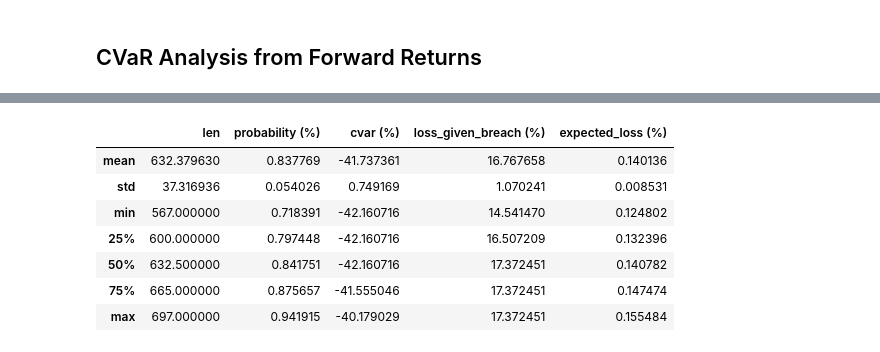
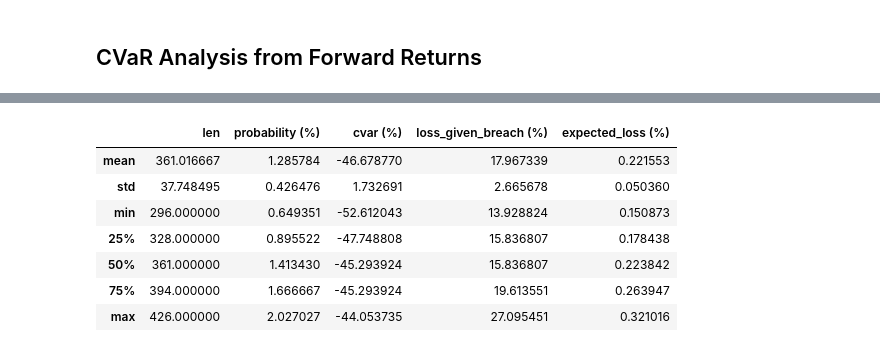
Before and after one commit to laurence1126/Option-Wheel, a Jupyter notebook: run_backtest.ipynb, the cells around one changed output, grey strips where cells are left out. Cells and saved outputs as stored; diff of their text form; code cells hidden in the pictures.

```diff
--- a/run_backtest.ipynb
+++ b/run_backtest.ipynb
@@ -203,27 +203,32 @@ ml_result.metrics
 ## CVaR Analysis from Forward Returns
 # %%
 import yfinance as yf
+import pandas as pd
+import numpy as np
+import matplotlib.pyplot as plt
 
 ticker = yf.Ticker("SOXL")
-maturity = 7
-pct_exec = -0.3
+maturity = 11
+pct_exec = -0.35
 
 close = ticker.history(period="max", interval="1d", auto_adjust=True)[["Close"]].dropna()
 close.index = close.index.tz_localize(None).normalize()
 
 target_dates = close.index + pd.Timedelta(days=maturity)
-lookup = close[["Close"]].rename(columns={"Close": "Fwd Close"}).sort_index()
+lookup = close[["Close"]].reset_index().rename(columns={"Close": "Fwd Close"}).sort_index()
+lookup.index = lookup["Date"]
 fwd = pd.merge_asof(
     pd.DataFrame({"target_date": target_dates}, index=close.index).sort_values("target_date"),
     lookup,
     left_on="target_date",
     right_index=True,
-    direction="forward",
+    direction="backward",
 )
 
 close["Fwd Close"] = fwd["Fwd Close"].values
 close["Fwd Return"] = close["Fwd Close"] / close["Close"] - 1
 close = close.dropna()
+# close = close[close.index.dayofweek == 0]
 
 breach = close["Fwd Return"] < pct_exec
 close["Loss Given Assign"] = (1 - (1 + close["Fwd Return"]) / (1 + pct_exec)).clip(lower=0)
@@ -261,38 +286,38 @@ def non_overlap_sample(close: pd.DataFrame, maturity: int, offset: int = 0) -> p
             }
         )
         i = j + 1
     return pd.DataFrame(rows).set_index("Start Date")
 
 
 results = []
-for offset in range(252 * 3):
+for offset in range(252 * 5):
     sample = non_overlap_sample(close, maturity, offset)
     if sample.empty:
         continue
 
     breach = sample["Fwd Return"] < pct_exec
     loss = (1 - (1 + sample["Fwd Return"]) / (1 + pct_exec)).clip(lower=0)
 
     results.append(
         {
             "offset": offset,
             "len": len(sample),
             "probability (%)": breach.mean() * 100,
             "cvar (%)": sample.loc[breach, "Fwd Return"].mean() * 100,
             "loss_given_breach (%)": loss.loc[breach].mean() * 100,
             "expected_loss (%)": loss.mean() * 100,
         }
     )
 
 results = pd.DataFrame(results).set_index("offset")
 des = results.describe()
 des.loc[~des.index.isin(["count"])]
 # %% [output]
 |  | len | probability (%) | cvar (%) | loss_given_breach (%) | expected_loss (%) |
-| mean | 632.379630 | 0.837769 | -41.737361 | 16.767658 | 0.140136 |
-| std | 37.316936 | 0.054026 | 0.749169 | 1.070241 | 0.008531 |
-| min | 567.000000 | 0.718391 | -42.160716 | 14.541470 | 0.124802 |
-| 25% | 600.000000 | 0.797448 | -42.160716 | 16.507209 | 0.132396 |
-| 50% | 632.500000 | 0.841751 | -42.160716 | 17.372451 | 0.140782 |
-| 75% | 665.000000 | 0.875657 | -41.555046 | 17.372451 | 0.147474 |
-| max | 697.000000 | 0.941915 | -40.179029 | 17.372451 | 0.155484 |
+| mean | 361.016667 | 1.285784 | -46.678770 | 17.967339 | 0.221553 |
+| std | 37.748495 | 0.426476 | 1.732691 | 2.665678 | 0.050360 |
+| min | 296.000000 | 0.649351 | -52.612043 | 13.928824 | 0.150873 |
+| 25% | 328.000000 | 0.895522 | -47.748808 | 15.836807 | 0.178438 |
+| 50% | 361.000000 | 1.413430 | -45.293924 | 15.836807 | 0.223842 |
+| 75% | 394.000000 | 1.666667 | -45.293924 | 19.613551 | 0.263947 |
+| max | 426.000000 | 2.027027 | -44.053735 | 27.095451 | 0.321016 |
```
Also changed, not shown: parts of 2 cells of this notebook.
